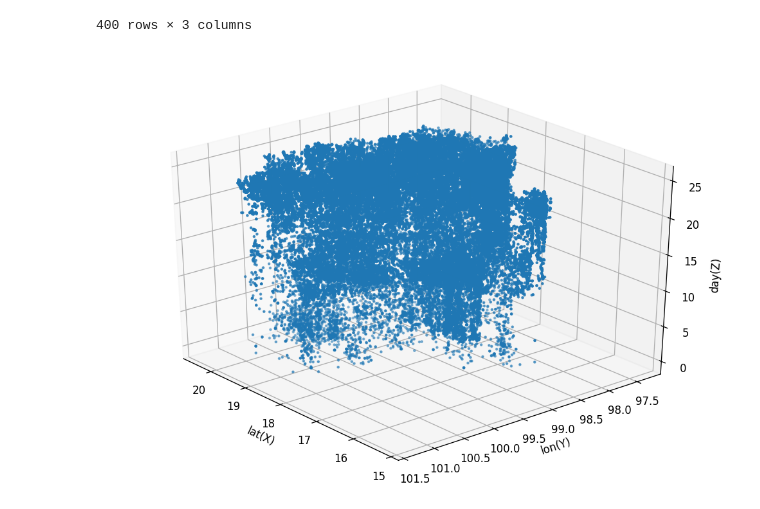
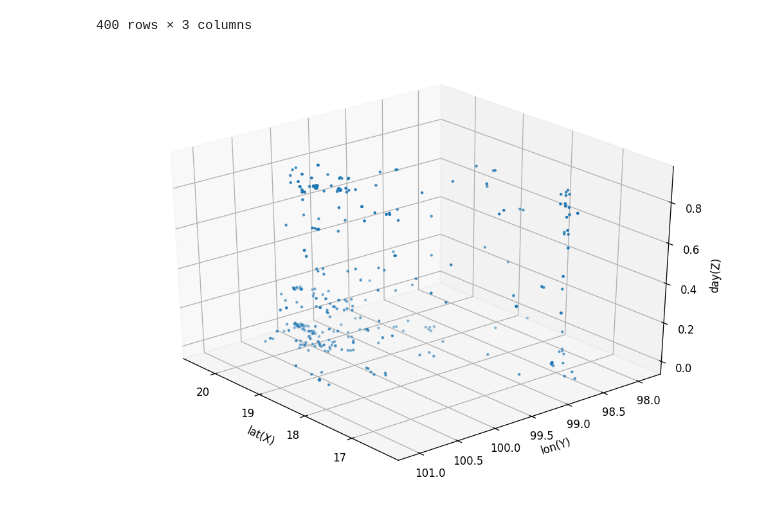
Before and after one commit to pattanai9300/Pattanai, a Jupyter notebook: Lab1.ipynb, the cells around one changed output. Drawn from its saved outputs; the diff is of its cells as text; code cells hidden in the pictures.

```diff
--- a/Lab1.ipynb
+++ b/Lab1.ipynb
@@ -75,12 +75,12 @@ plt.rcParams['figure.dpi']=120
 # %%
 from mpl_toolkits.mplot3d import Axes3D #สร้างกราฟ3D
 fig = plt.figure()
 ax = Axes3D(fig)
-ax.scatter(dataset_2['LATITUDE'], dataset['LONGITUDE'], dataset['Time']/43200, s=3)
+ax.scatter(dataset_2['LATITUDE'], dataset_2['LONGITUDE'], dataset_2['Time']/43200, s=3)
 ax.view_init(azim=140)
 ax.set_xlabel('lat(X)')
 ax.set_ylabel('lon(Y)')
 ax.set_zlabel('day(Z)')
 plt.show()
 # %% [output]
-[figure, old version]
+[figure, new version]
```
